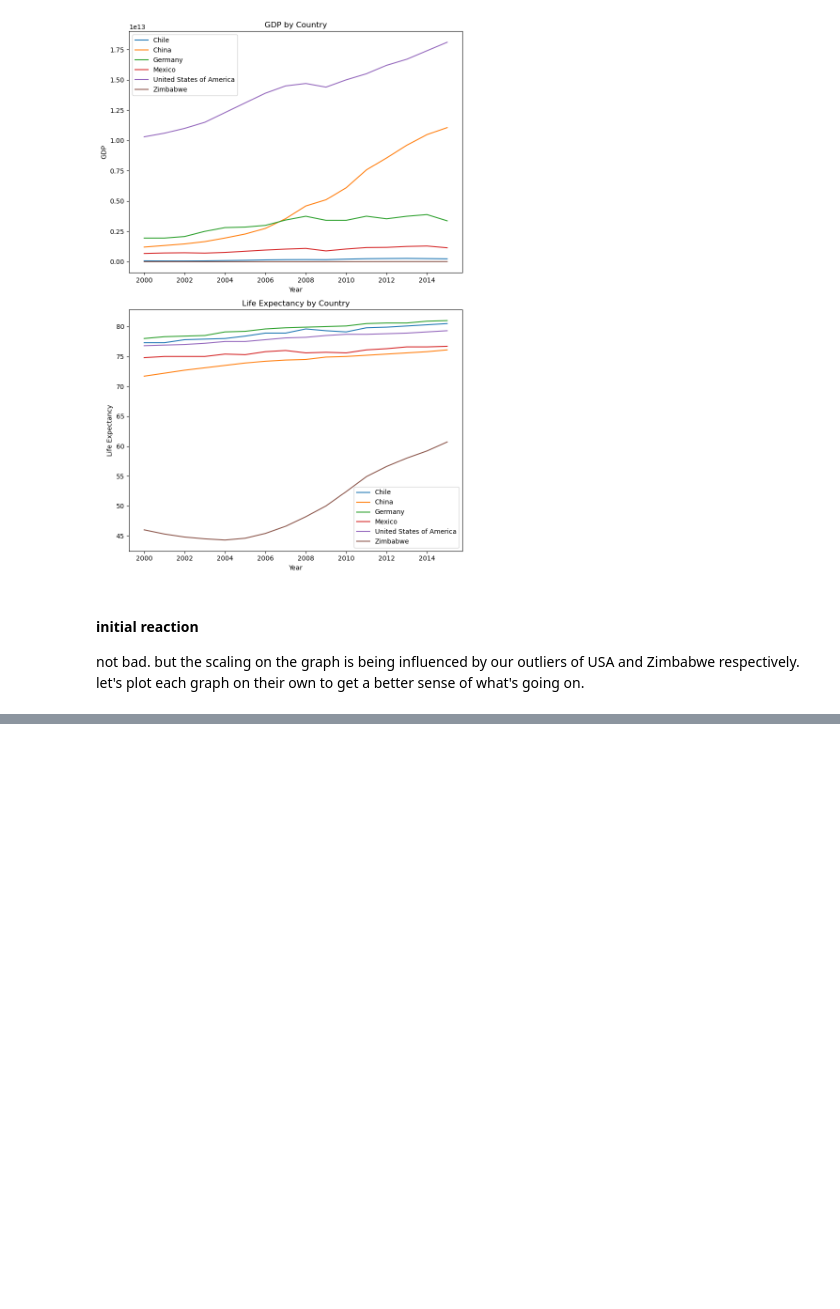
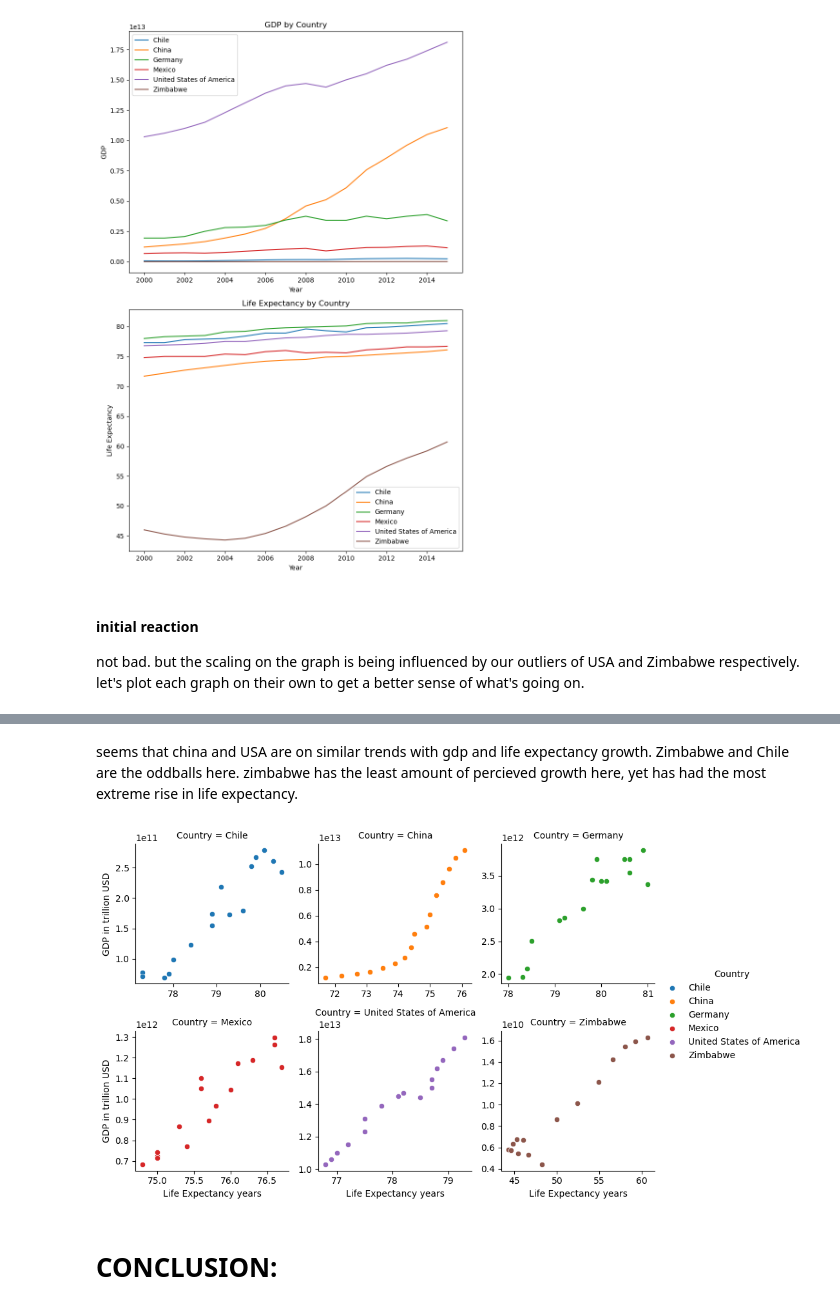
Before and after one commit to RacerBeats/Life-Expectancy-and-GDP-Starter, a Jupyter notebook: life_expectancy_gdp.ipynb, the cells around one changed output, grey strips where cells are left out. Drawn from its saved outputs; the diff is of its cells as text; code cells hidden in the pictures; blank space fills up the shorter version.

```diff
--- a/life_expectancy_gdp.ipynb
+++ b/life_expectancy_gdp.ipynb
@@ -225,0 +240,11 @@ plt.show()
+# %% [markdown]
+seems that china and USA are on similar trends with gdp and life expectancy growth. Zimbabwe and Chile are the oddballs here. zimbabwe has the least amount of percieved growth here, yet has had the most extreme rise in life expectancy.
+# %%
+graphs = sns.FacetGrid(data, col='Country', col_wrap=3, hue='Country', sharey = False, sharex = False)
+graphs = (graphs.map(sns.scatterplot, 'Life Expectancy', 'GDP')
+.add_legend()
+.set_axis_labels('Life Expectancy years', 'GDP in trillion USD'))
+# %% [output]
+[figure, added]
+# %% [markdown]
+# CONCLUSION:
```
Also changed, not shown: parts of 9 cells of this notebook.
